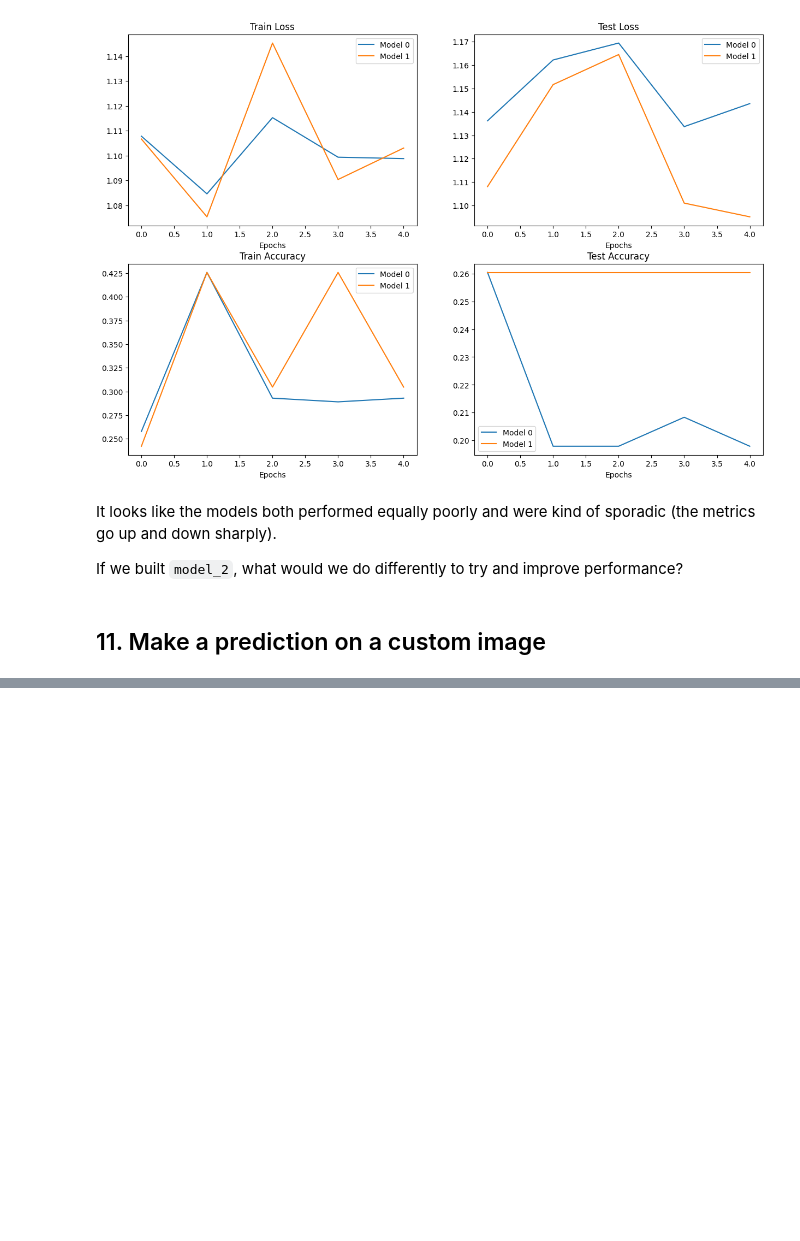
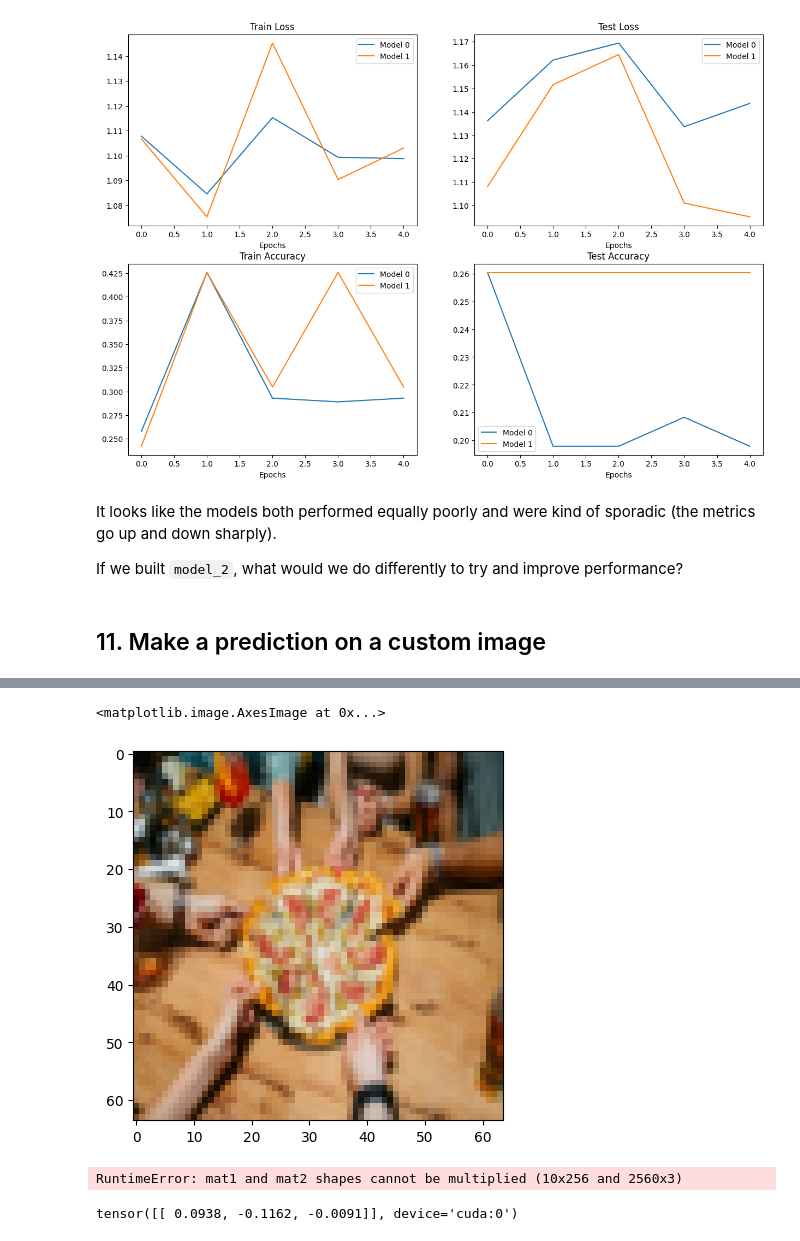
Before and after one commit to lamnhuthoa/pytorch-for-deep-learning, a Jupyter notebook: 04_pytorch_custom_datasets/04_pytorch_custom_datasets.ipynb, the cells around one changed output, grey strips where cells are left out. Saved outputs shown, nothing was run; the diff lists cells and outputs as text; code cells hidden in the pictures; blank space fills up the shorter version.

```diff
--- a/04_pytorch_custom_datasets/04_pytorch_custom_datasets.ipynb
+++ b/04_pytorch_custom_datasets/04_pytorch_custom_datasets.ipynb
@@ -1416,0 +1555,20 @@ If we built `model_2`, what would we do differently to try and improve performan
+# %%
+plt.imshow(custom_image_transformed.permute(1, 2, 0))
+# %% [output]
+<matplotlib.image.AxesImage at 0x...>
+[figure, added]
+# %%
+# Try to make a prediction on the image again
+# This will cause error: no batch size
+model_1.eval()
+with torch.inference_mode():
+    model_1(custom_image_transformed.to(device))
+# %% [output]
+RuntimeError: mat1 and mat2 shapes cannot be multiplied (10x256 and 2560x3)
+# %%
+model_1.eval()
+with torch.inference_mode():
+    custom_image_pred = model_1(custom_image_transformed.unsqueeze(dim=0).to(device)) # add batch dimension
+custom_image_pred
+# %% [output]
+tensor([[ 0.0938, -0.1162, -0.0091]], device='cuda:0')
```
Also changed, not shown: parts of 38 cells of this notebook, 2 other files.
